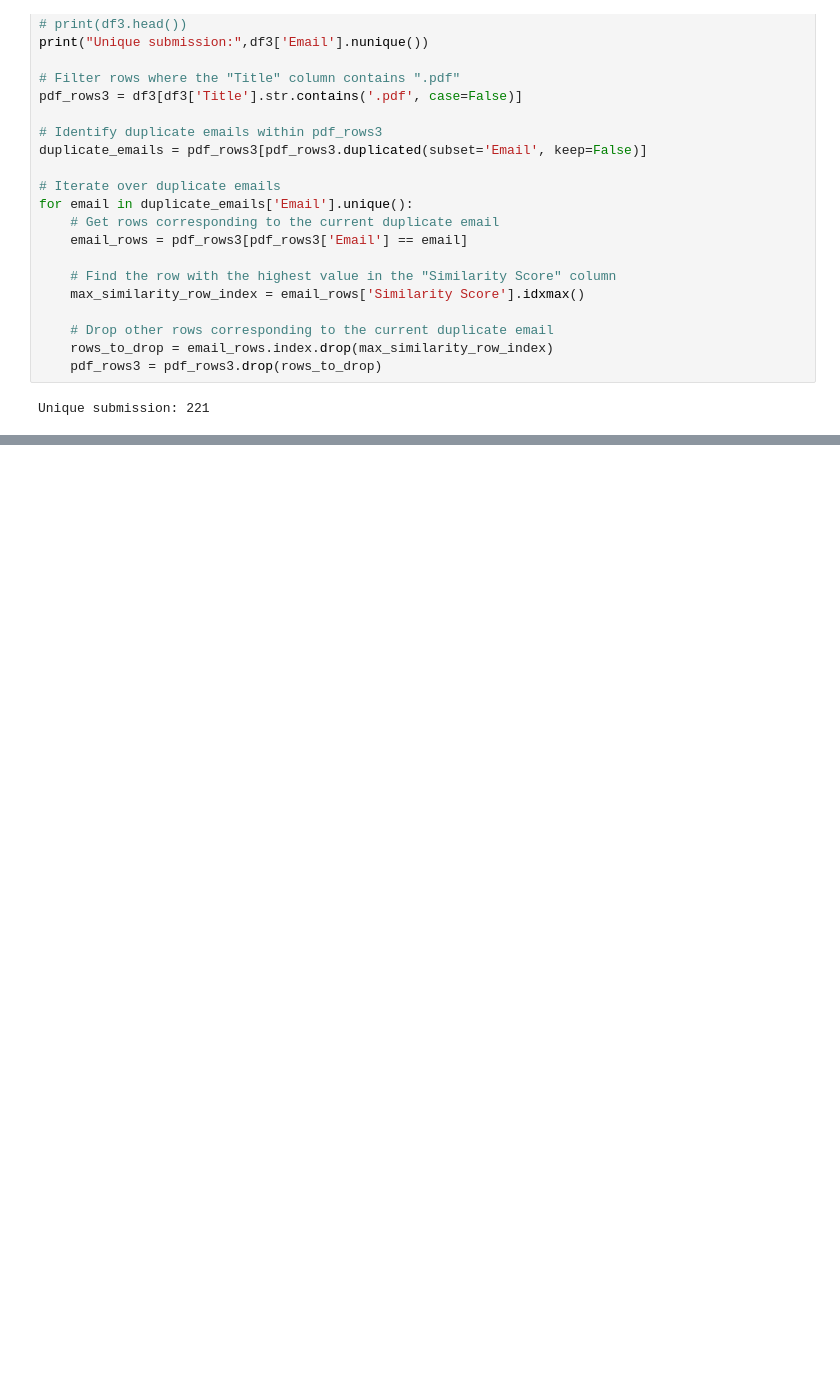
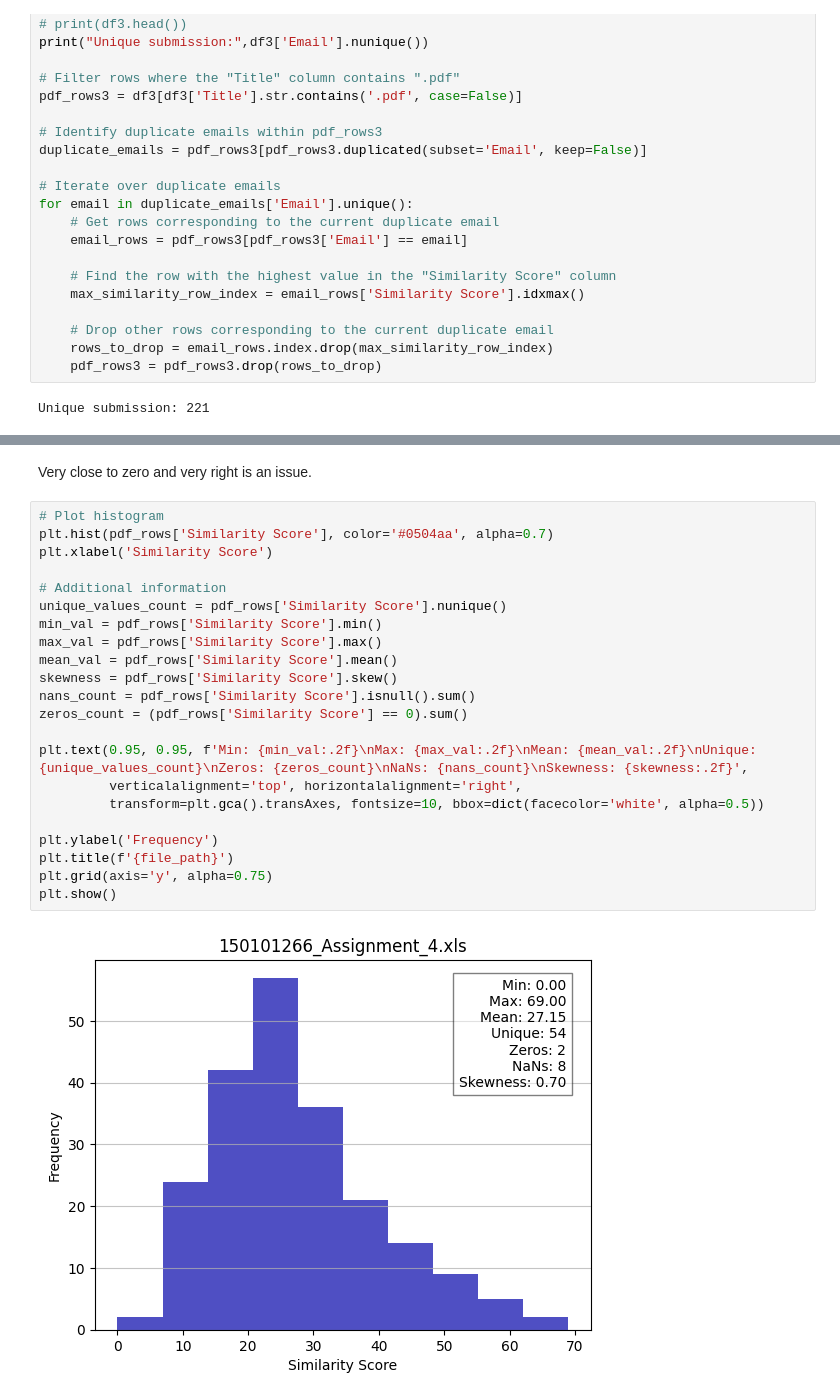
Before and after one commit to pedrampasandide1993/Computer-Science-Practice-and-Experience-Development-Basics, a Jupyter notebook: sim_detection_turnitin_based.ipynb, the cells around one changed output, grey strips where cells are left out. Cells and saved outputs as stored; diff of their text form; blank space fills up the shorter version.

```diff
--- a/sim_detection_turnitin_based.ipynb
+++ b/sim_detection_turnitin_based.ipynb
@@ -255,0 +399,26 @@ repeated_names = merged_df
+# %% [markdown]
+Very close to zero and very right is an issue.
+# %%
+# Plot histogram
+plt.hist(pdf_rows['Similarity Score'], color='#0504aa', alpha=0.7)
+plt.xlabel('Similarity Score')
+
+# Additional information
+unique_values_count = pdf_rows['Similarity Score'].nunique()
+min_val = pdf_rows['Similarity Score'].min()
+max_val = pdf_rows['Similarity Score'].max()
+mean_val = pdf_rows['Similarity Score'].mean()
+skewness = pdf_rows['Similarity Score'].skew()
+nans_count = pdf_rows['Similarity Score'].isnull().sum()
+zeros_count = (pdf_rows['Similarity Score'] == 0).sum()
+
+plt.text(0.95, 0.95, f'Min: {min_val:.2f}\nMax: {max_val:.2f}\nMean: {mean_val:.2f}\nUnique: {unique_values_count}\nZeros: {zeros_count}\nNaNs: {nans_count}\nSkewness: {skewness:.2f}',
+         verticalalignment='top', horizontalalignment='right',
+         transform=plt.gca().transAxes, fontsize=10, bbox=dict(facecolor='white', alpha=0.5))
+
+plt.ylabel('Frequency')
+plt.title(f'{file_path}')
+plt.grid(axis='y', alpha=0.75)
+plt.show()
+# %% [output]
+[figure, added]
```
Also changed, not shown: parts of 19 cells of this notebook.
